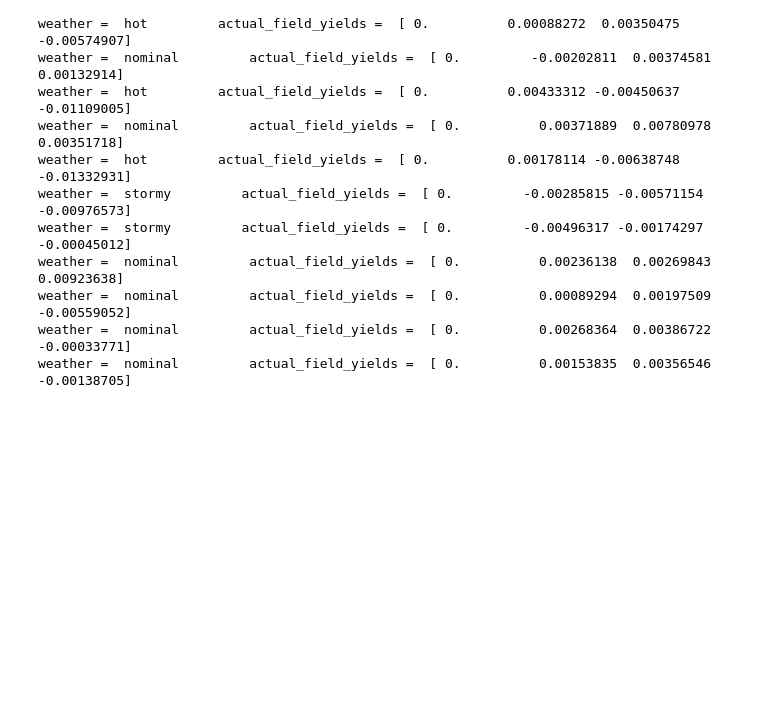
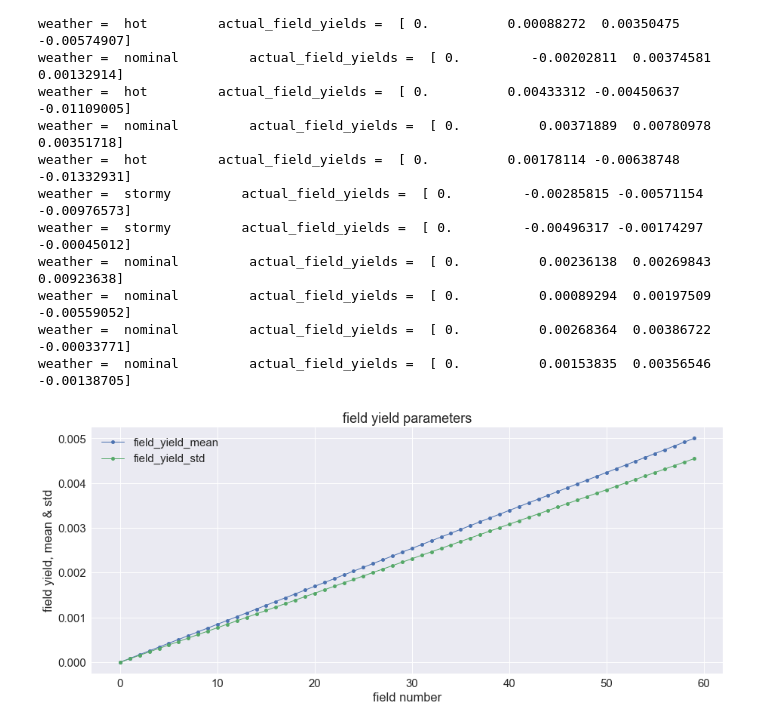
Before and after one commit to joehahn/hivemind, a Jupyter notebook: hivemind.ipynb, the cells around one changed output. Saved outputs shown, nothing was run; the diff lists cells and outputs as text; code cells hidden in the pictures; blank space fills up the shorter version.

```diff
--- a/hivemind.ipynb
+++ b/hivemind.ipynb
@@ -96,14 +96,15 @@ weather =  nominal         actual_field_yields =  [ 0.          0.00268364  0.00
 weather =  nominal         actual_field_yields =  [ 0.          0.00153835  0.00356546 -0.00138705]
 # %%
 #generate larger sample of bucket_yields
-N_buckets = 60
+N_fields = 60
+SNR = 1.1
 lag = 1
 N_turns = 100
 rn_seed = 14
 from hivemind import *
 np.random.seed(seed=rn_seed)
-actual_bucket_yields, best_bucket, lagged_bucket_yields, weather, weather_onehot, bucket_yield_mean, \
-    bucket_yield_sigma = make_bucket_yields(N_buckets, N_turns, SNR, lag)
+actual_field_yields, best_field, lagged_field_yields, weather, weather_onehot, field_yield_mean, \
+    field_yield_sigma = make_bucket_yields(N_fields, N_turns, SNR, lag)
 # %%
 #prep matplotlib
 %matplotlib inline
@@ -113,15 +114,18 @@ sns.set(font_scale=1.5)
 # %%
 #plot loss vs training epoch...note that bucket_yield_mean has signal/noise=2
 fig, ax = plt.subplots(1,1, figsize=(15, 6))
-xp = np.arange(N_buckets)
-yp = bucket_yield_mean
-ax.plot(xp, yp, linewidth=1, marker='o', markersize=5, label='bucket_yield_mean')
-yp = bucket_yield_sigma
-ax.plot(xp, yp, linewidth=1, marker='o', markersize=5, label='bucket_yield_sigma')
-ax.set_title('bucket yield parameters')
-ax.set_ylabel('bucket yield')
-ax.set_xlabel('bucket number')
+xp = np.arange(N_fields)
+yp = field_yield_mean
+ax.plot(xp, yp, linewidth=1, marker='o', markersize=5, label='field_yield_mean')
+yp = field_yield_sigma
+ax.plot(xp, yp, linewidth=1, marker='o', markersize=5, label='field_yield_std')
+ax.set_title('field yield parameters')
+ax.set_ylabel('field yield, mean & std')
+ax.set_xlabel('field number')
 ax.legend()
+plt.savefig('figs/field_parameters.png')
+# %% [output]
+[figure, added]
 # %%
 #play single small game and compute net_values vs turn
 strategy = 'high'
```
Also changed, not shown: 2 other files.
